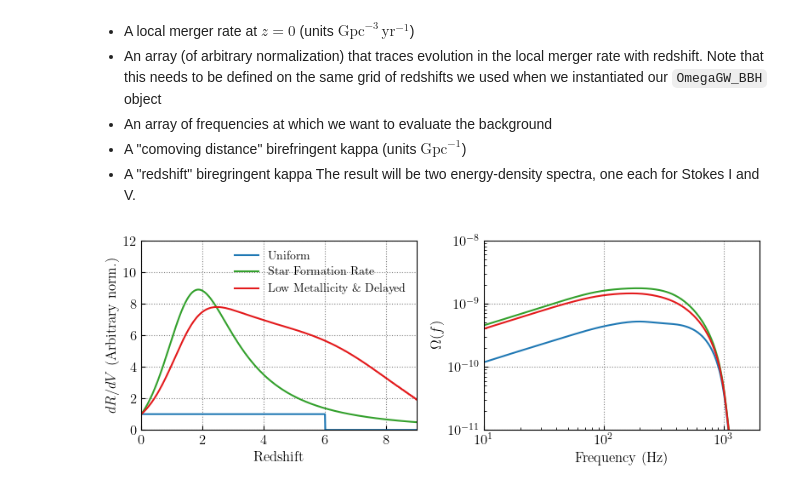
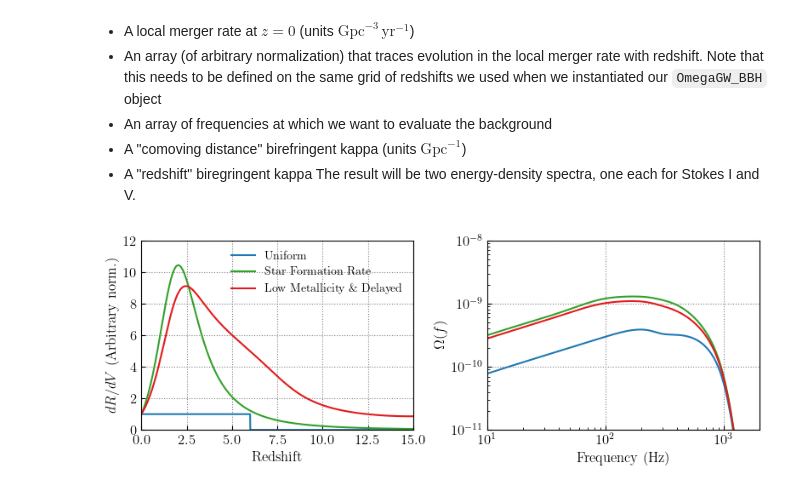
Before and after one commit to tcallister/stochastic-birefringence, a Jupyter notebook: figures/make_rate_comparison.ipynb, the cells around one changed output. Cells and saved outputs as stored; diff of their text form; code cells hidden in the pictures.

```diff
--- a/figures/make_rate_comparison.ipynb
+++ b/figures/make_rate_comparison.ipynb
@@ -22,7 +22,7 @@ Specifically, the cell below defines the following arrays:
    * `zs_formation` : A 2D array (length MxN) that gives the *formation* redshift implied by each pair of merger redshifts and evolutionary time delays from `zs_merger` and `time_delays`
    * `formationRates` : An estimate of the global star formation rate (arbitrary overall normalization) at each redshift in `zs_formation`
 # %%
-rateData = generateTimeDelayData()
+rateData = generateTimeDelayData(zMax=15)
 zs_merger = rateData['zs']
 time_delays = rateData['tds']
 zs_formation = rateData['formationRedshifts']
@@ -47,16 +47,19 @@ Now that we have our stochastic background calculator ready, choose an assumed B
    * `bq`: Power-law index governing the mass ratio distribution of BBHs
 # %%
 # Define hyperparameters describing mass distribution
-m_min = 8.
-m_max = 100.
-alpha = -3.
-mu_peak = 35.
-sig_peak = 5.
-frac_peak = 0.05
+R0 = 16.
+m_min = 9.
+m_max = 70.
+dm_min = 0.5
+dm_max = 10.
+alpha = -3.8
+mu_peak = 34.
+sig_peak = 3.
+frac_peak = 10.**(-2.7)
 bq = 2
 
 # Pass these to our SGWB calculator
-omg.setProbs_plPeak(m_min,m_max,alpha,mu_peak,sig_peak,frac_peak,bq)
+omg.setProbs_plPeak(m_min,m_max,dm_min,dm_max,alpha,mu_peak,sig_peak,frac_peak,bq)
 # %% [markdown]
 Next, define a few different models for the BBH merger rate as a function of redshift:
 
@@ -64,9 +67,6 @@ Next, define a few different models for the BBH merger rate as a function of red
    2. A merger rate following the Madau+Dickinson fit for global star formation
    3. A merger rate following a model for the rate of *low metallicity* star formation, subject to a distribution of evolutionary time delays between binary formation and merger
 # %%
-# Regardless of the evolutionary model considered, assume a fixed local merger rate (units 1/Gpc**3/yr)
-R0 = 20.
-
 # ==================================
 # Case 1: Uniform-in-comoving volume
 # ==================================
@@ -78,9 +78,9 @@ dRdV_uniform[zs_merger>6] = 0
 # Case 2: Madau+Dickinson overall rate
 # ======================================
 
-alpha = 2.7
-beta = 5.6
-zpeak = 1.9
+alpha = 2.6 #2.7
+beta = 6.2 #5.6
+zpeak = 2.2 #1.9
 dRdV_md = np.power(1.+zs_merger,alpha)/(1.+np.power((1.+zs_merger)/(1.+zpeak),beta))
 dRdV_md /= dRdV_md[0]
 
@@ -120,30 +118,30 @@ Omega_I_lowZdelayed,Omega_V_lowZdelayed = omg.eval(R0,dRdV_lowZdelayed,freqs,0.,
 # %%
 # Plot
 fig = plt.figure(figsize=(8,3))
 
 ax = fig.add_subplot(121)
 ax.plot(zs_merger,dRdV_uniform,color=blue,label='Uniform')
 ax.plot(zs_merger,dRdV_md,color=green,label='Star Formation Rate')
 ax.plot(zs_merger,dRdV_lowZdelayed,color=red,label='Low Metallicity \& Delayed')
-ax.set_xlim(0,9)
+ax.set_xlim(0,15)
 ax.set_ylim(0,12)
 ax.legend(loc='upper right',frameon=False,fontsize=10)
 ax.set_xlabel('Redshift',fontsize=12)
 ax.set_ylabel('$dR/dV$ (Arbitrary norm.)',fontsize=12)
 
 ax = fig.add_subplot(122)
 ax.plot(freqs,Omega_I_uniform,color=blue)
 ax.plot(freqs,Omega_I_md,color=green)
 ax.plot(freqs,Omega_I_lowZdelayed,color=red)
 ax.set_xscale('log')
 ax.set_yscale('log')
 ax.set_xlabel('Frequency (Hz)',fontsize=12)
 ax.set_ylabel("$\Omega(f)$",fontsize=12)
 ax.set_xlim(10,2000)
 ax.set_ylim(1e-11,1e-8)
 
 plt.tight_layout()
 plt.savefig('rate_comparison.pdf')
 plt.show()
 # %% [output]
-[figure, old version]
+[figure, new version]
```
Also changed, not shown: parts of 1 cell of this notebook, 5 other files.
